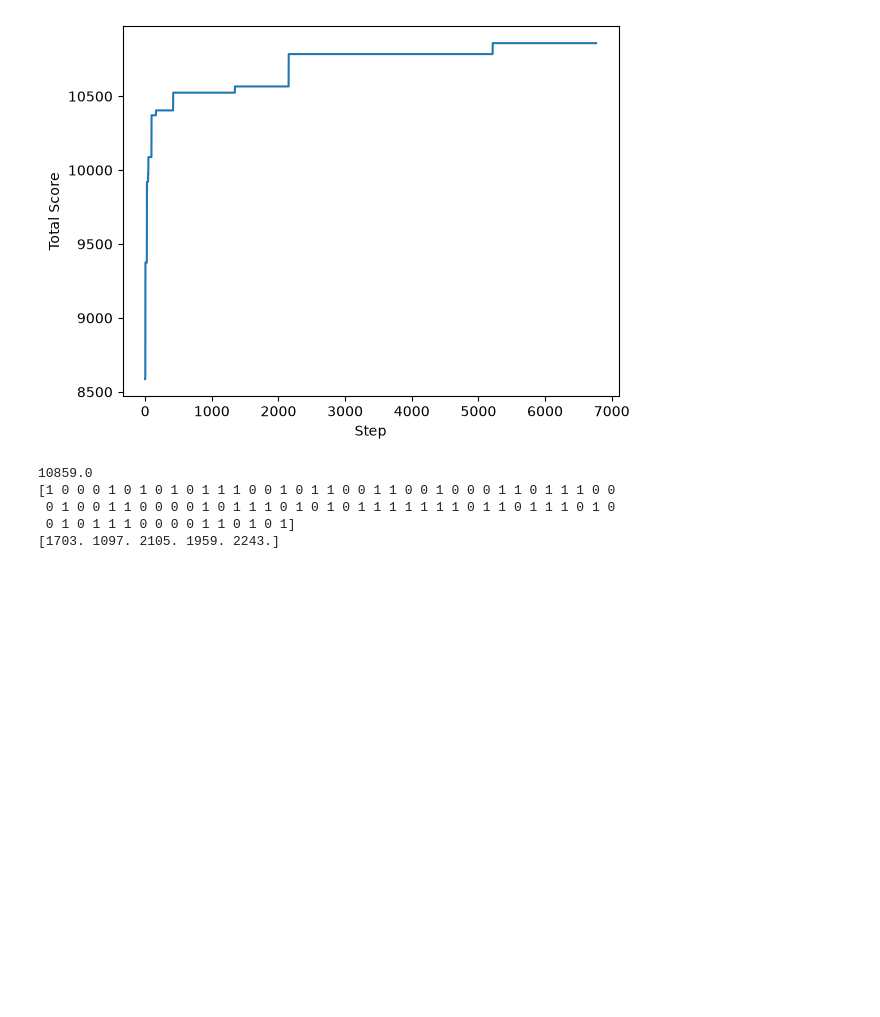
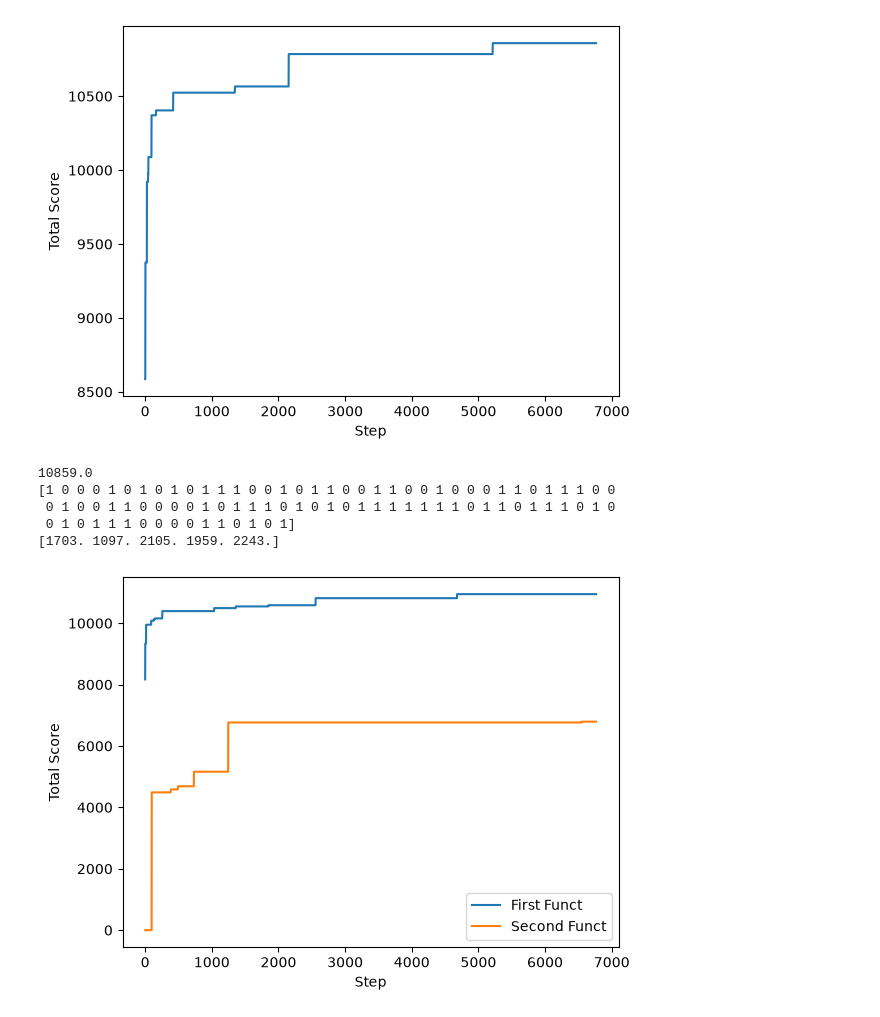
Before and after one commit to NabiChan/Multi-Resource-Workload-Allocation, a Jupyter notebook: 30064788.ipynb, the cells around one changed output. Drawn from its saved outputs; the diff is of its cells as text; code cells hidden in the pictures; blank space fills up the shorter version.

```diff
--- a/30064788.ipynb
+++ b/30064788.ipynb
@@ -205,7 +209,7 @@ def CapuchinoAssassino(utilities, demands, capacities):
     brain_cap=demands @ result
     return brainrot,brain_cap,result
 
-def SahurOrAssasino(capacities,brainrot,result,brain_cap, bestie=0,bestie_res=None):
+def SahurOrAssasino2(capacities,brainrot,result,brain_cap, bestie=0,bestie_res=None):
     if brainrot>=bestie:
         bestie = brainrot
         bestie_res = result
@@ -214,21 +218,16 @@ def SahurOrAssasino(capacities,brainrot,result,brain_cap, bestie=0,bestie_res=No
 
 def league_of_legends(n, m, utilities, demands, capacities):
     log=[]
-    brainrot,brain_cap,result= CapuchinoAssassino(utilities, demands,capacities)
     for lol in range(1, 6767):
+        brainrot,brain_cap,result= CapuchinoAssassino(utilities, demands,capacities)
         if lol==1:
-            bestie,bestie_res =SahurOrAssasino(capacities,brainrot,result,brain_cap, bestie=0,bestie_res=np.zeros(n, dtype=int))
+            bestie,bestie_res =SahurOrAssasino2(capacities,brainrot,result,brain_cap, bestie=0,bestie_res=np.zeros(n, dtype=int))
         else:
-            bestie,bestie_res =SahurOrAssasino(capacities,brainrot,result,brain_cap, bestie=bestie,bestie_res=bestie_res)
+            bestie,bestie_res =SahurOrAssasino2(capacities,brainrot,result,brain_cap, bestie=bestie,bestie_res=bestie_res)
 
         log.append({'lol':lol,'score':bestie})
 
-    plt.plot([lmao['score'] for lmao in log])
-    plt.xlabel("Step")
-    plt.ylabel("Total Score")
-    plt.show()
-
-    return bestie,bestie_res
+    return bestie,bestie_res,log
 # %%
 if __name__ == "__main__":
     # Example usage demonstration
@@ -236,7 +235,11 @@ if __name__ == "__main__":
 
     try:
         n, m, utilities, demands, capacities = load_workload_instance(sample_file)
-        bestie,bestie_res=league_of_legends(n, m, utilities, demands, capacities)
+        bestie,bestie_res,log=league_of_legends(n, m, utilities, demands, capacities)
+        plt.plot([lmao['score'] for lmao in log])
+        plt.xlabel("Step")
+        plt.ylabel("Total Score")
+        plt.show()
         print(bestie)
         print(bestie_res)
         print(demands @ bestie_res)
@@ -255,7 +258,11 @@ if __name__ == "__main__":
 
     try:
         n, m, utilities, demands, capacities = load_workload_instance(sample_file)
-        bestie,bestie_res=league_of_legends(n, m, utilities, demands, capacities)
+        bestie,bestie_res,log=league_of_legends(n, m, utilities, demands, capacities)
+        plt.plot([lmao['score'] for lmao in log])
+        plt.xlabel("Step")
+        plt.ylabel("Total Score")
+        plt.show()
         print(bestie)
         print(bestie_res)
         print(demands @ bestie_res)
@@ -269,3 +276,23 @@ if __name__ == "__main__":
  0 1 0 0 1 1 0 0 0 0 1 0 1 1 1 0 1 0 1 0 1 1 1 1 1 1 1 0 1 1 0 1 1 1 0 1 0
  0 1 0 1 1 1 0 0 0 0 1 1 0 1 0 1]
 [1703. 1097. 2105. 1959. 2243.]
+# %%
+if __name__ == "__main__":
+    # Example usage demonstration
+    sample_file = "multi_resource_n90_m5 (1).txt"
+
+    try:
+        n, m, utilities, demands, capacities = load_workload_instance(sample_file)
+        bestie,bestie_res,log=league_of_legends(n, m, utilities, demands, capacities)
+        bestie2,bestie_res2,log2=lol(n, m, utilities, demands, capacities)
+        plt.plot([lmao['score'] for lmao in log],label="First Funct")
+        plt.plot([lmao['score'] for lmao in log2],label="Second Funct")
+        plt.xlabel("Step")
+        plt.ylabel("Total Score")
+        plt.legend()
+        plt.show()
+
+    except FileNotFoundError:
+        print(f"Please provide a valid path to {sample_file}")
+# %% [output]
+[figure, added]
```
Also changed, not shown: parts of 6 cells of this notebook.
